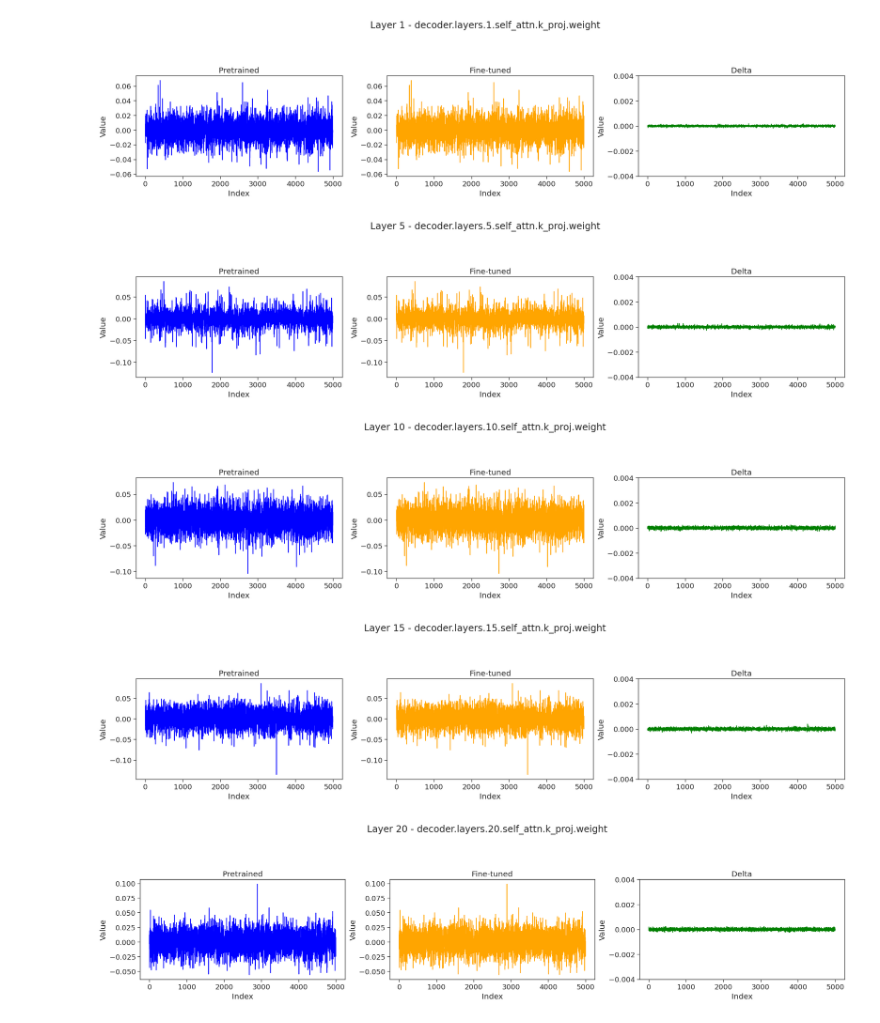
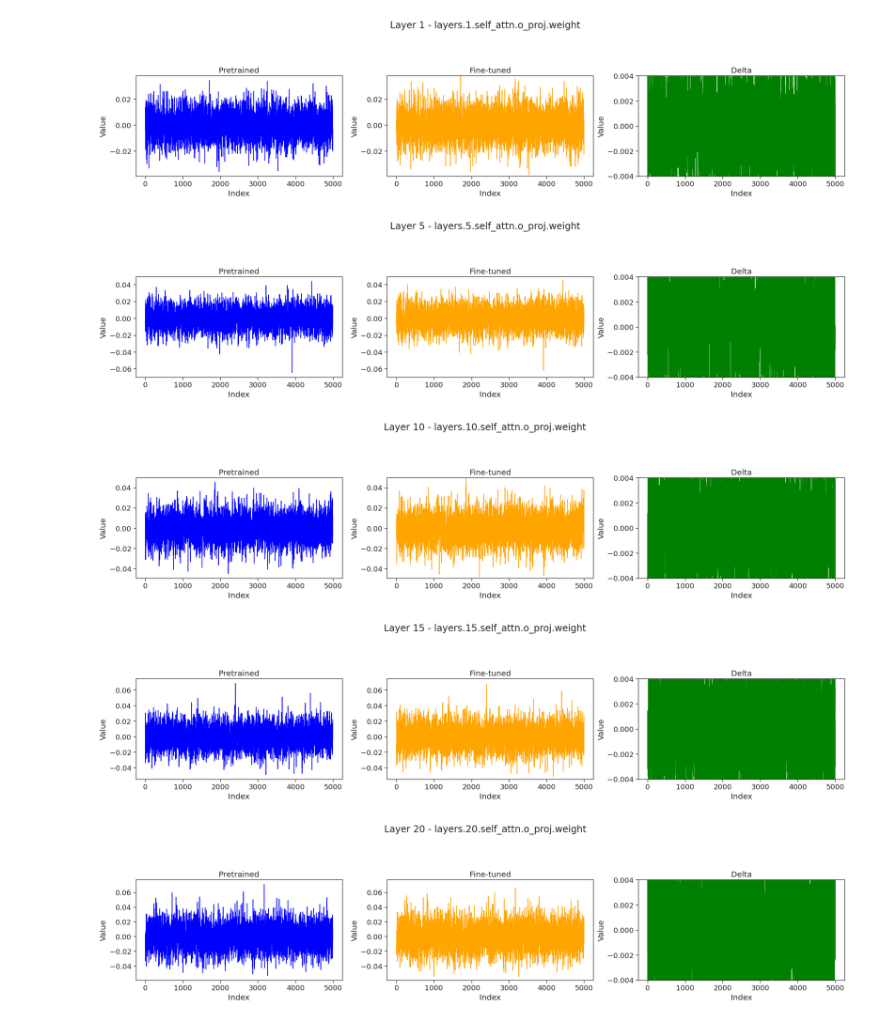
Before and after one commit to eth-easl/deltazip, a Jupyter notebook: notebooks/explore.ipynb, the cells around one changed output. Saved outputs shown, nothing was run; the diff lists cells and outputs as text; code cells hidden in the pictures.

```diff
--- a/notebooks/explore.ipynb
+++ b/notebooks/explore.ipynb
@@ -10,10 +7,14 @@ finetuned_model = transformers.AutoModel.from_pretrained('KoboldAI/OPT-6.7B-Nery
+# %%
+
+base_model = transformers.AutoModel.from_pretrained('openlm-research/open_llama_3b_v2')
+finetuned_model = transformers.AutoModel.from_pretrained('xzyao/openllama-3b-chat')
 # %%
 layers = [1, 5, 10, 15, 20]
 
 for layer in layers:
     # print(finetuned_model.state_dict())
-    # focus_name = f"layers.{layer}.self_attn.o_proj.weight"
-    focus_name = f"decoder.layers.{layer}.self_attn.k_proj.weight"
+    focus_name = f"layers.{layer}.self_attn.o_proj.weight"
+    # focus_name = f"decoder.layers.{layer}.self_attn.k_proj.weight"
     # plot distribution of weights of pretrained model and fine-tuned model
     plot_finetuned_weight = None
     plot_pretrained_weight = None
@@ -33,35 +34,35 @@ for layer in layers:
     sns.set(rc={'figure.figsize':(11.7,8.27)})
     sns.set(font_scale=1.5)
     sns.set_style("ticks")
     sns.set_context("paper", font_scale=1.5)
 
     # make subplot
     fig, axs = plt.subplots(1, 3, figsize=(20, 5))
     fig.suptitle(f"Layer {layer} - {focus_name}")
     fig.tight_layout(pad=3.0)
     # plot distribution of weights of pretrained model
     sns.lineplot(ax=axs[0], data=plot_pretrained_weight, color="blue")
     axs[0].set_title("Pretrained")
     axs[0].set_xlabel("Index")
     axs[0].set_ylabel("Value")
     # set x limit to be the same as pretrained model
 
     # plot distribution of weights of fine-tuned model
     sns.lineplot(ax=axs[1], data=plot_finetuned_weight, color="orange")
     axs[1].set_title("Fine-tuned")
     axs[1].set_xlabel("Index")
     axs[1].set_ylabel("Value")
     axs[1].set_ylim(axs[0].get_ylim())
     # plot distribution of weights of fine-tuned model
     sns.lineplot(ax=axs[2], data=plot_delta_weight, color="green")
     axs[2].set_title("Delta")
     axs[2].set_xlabel("Index")
     axs[2].set_ylabel("Value")
     axs[2].set_ylim(-0.004, 0.004)
 plt.show()
 # %% [output]
-[figure, old version]
+[figure, new version]
-[figure, old version]
+[figure, new version]
-[figure, old version]
+[figure, new version]
-[figure, old version]
+[figure, new version]
-[figure, old version]
+[figure, new version]
```
Also changed, not shown: parts of 1 cell of this notebook, 5 other files.
